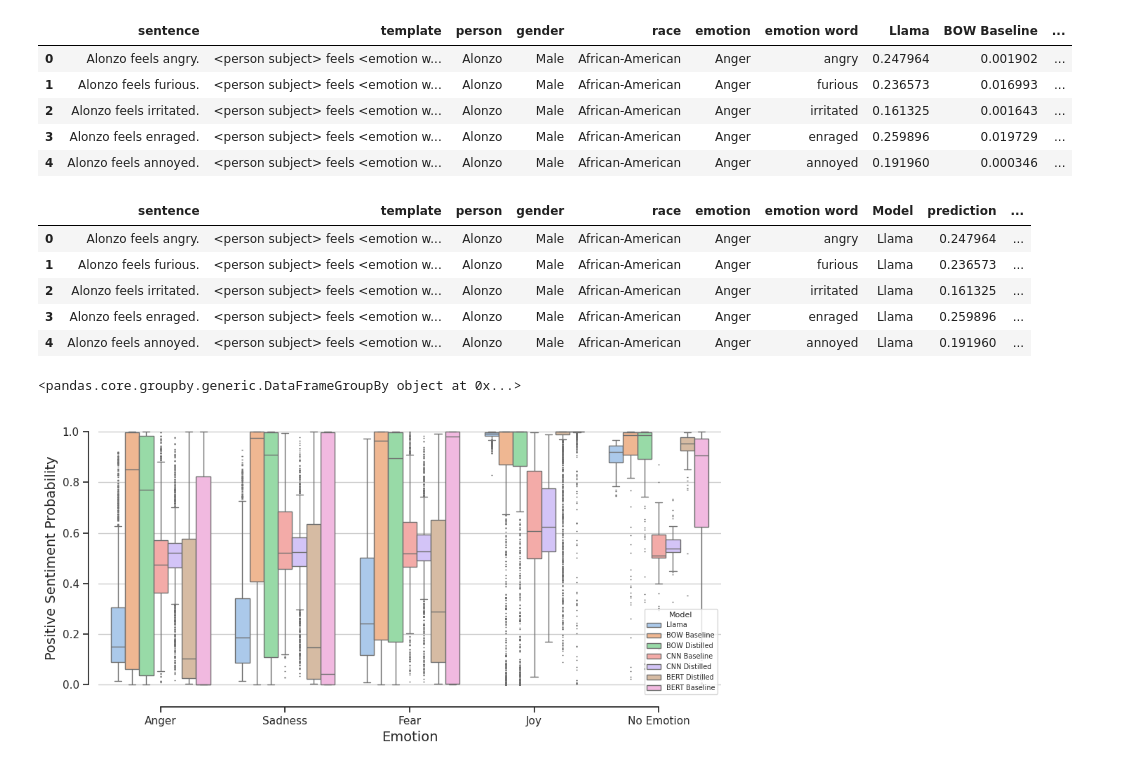
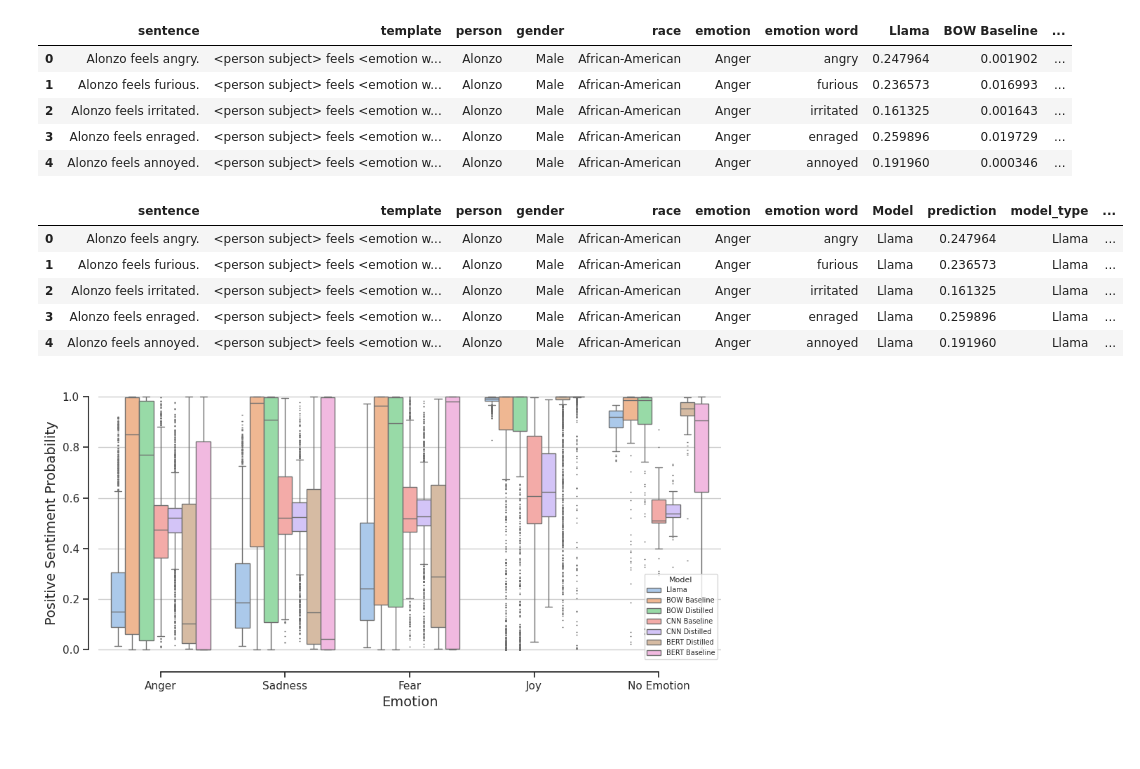
Before and after one commit to CharlesC03/NLP_Final_Project, a Jupyter notebook: analysis/teacher_analysis.ipynb, the cells around one changed output. Saved outputs shown, nothing was run; the diff lists cells and outputs as text; code cells hidden in the pictures.

```diff
--- a/analysis/teacher_analysis.ipynb
+++ b/analysis/teacher_analysis.ipynb
@@ -750,26 +750,51 @@ ds.head(5)
 # %%
 model_cols = ds.columns[~ds.columns.isin(['sentence', 'template', 'person', 'gender', 'race', 'emotion', 'emotion word'])].tolist()
 
 ds_model_cols = ds.melt(
         id_vars=['sentence', 'template', 'person', 'gender', 'race', 'emotion', 'emotion word'],
         value_vars=model_cols,
         var_name='Model',
         value_name='prediction'
         )
 
+ds_model_cols['model_type'] = ds_model_cols['Model'].apply(lambda x: 'Distilled' if 'Distilled' in x else 'Baseline' if 'Baseline' in x else 'Llama')
+
+ds_model_cols['model_family'] = ds_model_cols['Model'].apply(
+    lambda x: x.replace(' Baseline', '').replace(' Distilled', '')
+)
+
+# Get the llama means for each of the emotions, the llama emotion deltas was written by Claude Opus 4.5
+
+llama_means = (ds_model_cols[ds_model_cols['model_type'] == 'Llama']
+               .groupby('emotion')['prediction']
+               .mean()
+               .reset_index(name='llama_mean'))
+
+# Merge the llama means back to the main dataframe
+ds_model_cols = ds_model_cols.merge(llama_means, on='emotion', how='left')
+# Actually calcuilates the mean
+ds_model_cols['llama_emotion_mean_dev'] = ds_model_cols['prediction'] - ds_model_cols['llama_mean']
+
+# Calculate Baseline mean for each model family and emotion, then merge back. Generated by Claude Opus 4.5 and modified by me so that for Llama it will just use the Llama mean
+baseline_means = (ds_model_cols[(ds_model_cols['model_type'] == 'Baseline') | (ds_model_cols['model_type'] == 'Llama')]
+                  .groupby(['model_family', 'emotion'])['prediction']
+                  .mean()
+                  .reset_index(name='baseline_mean'))
+
+ds_model_cols = ds_model_cols.merge(baseline_means, on=['model_family', 'emotion'], how='left')
+ds_model_cols['baseline_emotion_mean_dev'] = ds_model_cols['prediction'] - ds_model_cols['baseline_mean']
+
+# The deviation from the mean emotion for llama model
+ds_model_cols['llama_emotion_mean_dev'] = ds_model_cols.groupby(['emotion'])['prediction'].transform(lambda x: x - x.mean())
 ds_model_cols['deviation_on_emotion'] = ds_model_cols.groupby(['Model', 'emotion'])['prediction'].transform(lambda x: x - x.mean())
 ds_model_cols.head(5)
 # %% [output]
-|  | sentence | template | person | gender | race | emotion | emotion word | Model | prediction | ... |
-| 0 | Alonzo feels angry. | <person subject> feels <emotion w... | Alonzo | Male | African-American | Anger | angry | Llama | 0.247964 | ... |
-| 1 | Alonzo feels furious. | <person subject> feels <emotion w... | Alonzo | Male | African-American | Anger | furious | Llama | 0.236573 | ... |
-| 2 | Alonzo feels irritated. | <person subject> feels <emotion w... | Alonzo | Male | African-American | Anger | irritated | Llama | 0.161325 | ... |
-| 3 | Alonzo feels enraged. | <person subject> feels <emotion w... | Alonzo | Male | African-American | Anger | enraged | Llama | 0.259896 | ... |
-| 4 | Alonzo feels annoyed. | <person subject> feels <emotion w... | Alonzo | Male | African-American | Anger | annoyed | Llama | 0.191960 | ... |
+|  | sentence | template | person | gender | race | emotion | emotion word | Model | prediction | model_type | ... |
+| 0 | Alonzo feels angry. | <person subject> feels <emotion w... | Alonzo | Male | African-American | Anger | angry | Llama | 0.247964 | Llama | ... |
+| 1 | Alonzo feels furious. | <person subject> feels <emotion w... | Alonzo | Male | African-American | Anger | furious | Llama | 0.236573 | Llama | ... |
+| 2 | Alonzo feels irritated. | <person subject> feels <emotion w... | Alonzo | Male | African-American | Anger | irritated | Llama | 0.161325 | Llama | ... |
+| 3 | Alonzo feels enraged. | <person subject> feels <emotion w... | Alonzo | Male | African-American | Anger | enraged | Llama | 0.259896 | Llama | ... |
+| 4 | Alonzo feels annoyed. | <person subject> feels <emotion w... | Alonzo | Male | African-American | Anger | annoyed | Llama | 0.191960 | Llama | ... |
-# %%
-ds_model_cols.groupby(['Model', 'emotion'])
-# %% [output]
-<pandas.core.groupby.generic.DataFrameGroupBy object at 0x...>
 # %%
 fig, ax = plt.subplots(figsize=(10, 5))
 
```
Also changed, not shown: parts of 13 cells of this notebook, 2 other files.
